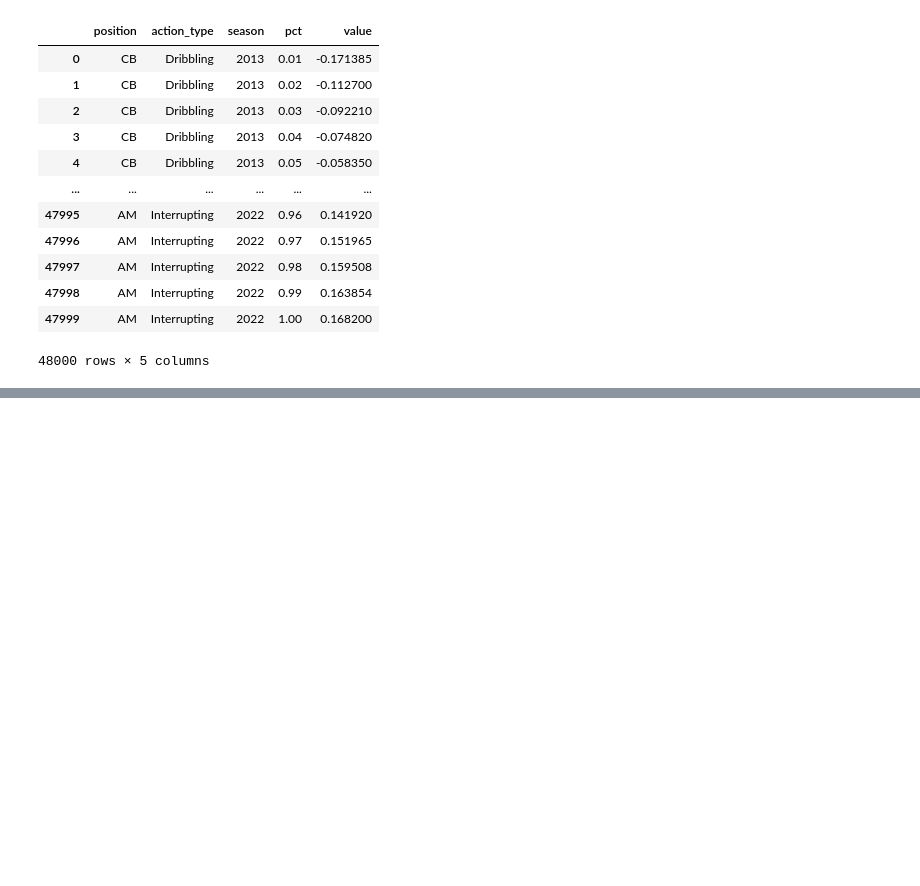
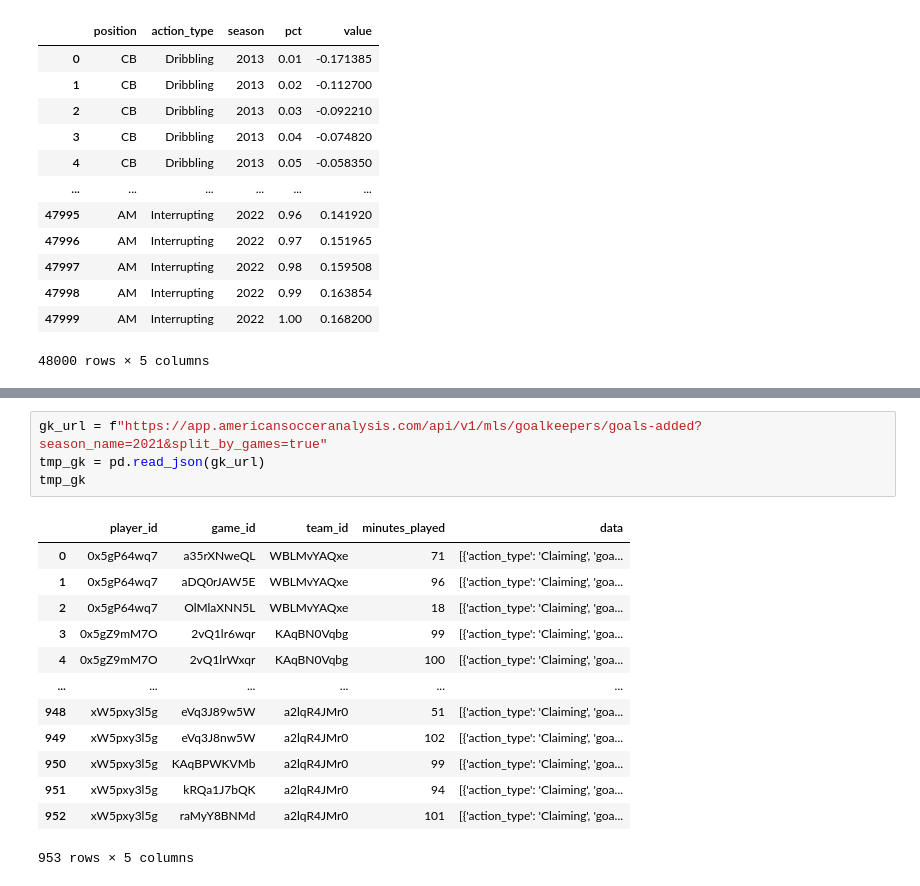
Before and after one commit to akeaswaran/goalsadded-data, a Jupyter notebook: ASA Tinkering.ipynb, the cells around one changed output, grey strips where cells are left out. Drawn from its saved outputs; the diff is of its cells as text; blank space fills up the shorter version.

```diff
--- a/ASA Tinkering.ipynb
+++ b/ASA Tinkering.ipynb
@@ -1364,0 +1375,18 @@ percentile_composite.to_csv('./season-g+-pct.csv', index=False)
+# %%
+gk_url = f"https://app.americansocceranalysis.com/api/v1/mls/goalkeepers/goals-added?season_name=2021&split_by_games=true"
+tmp_gk = pd.read_json(gk_url)
+tmp_gk
+# %% [output]
+|  | player_id | game_id | team_id | minutes_played | data |
+| 0 | 0x5gP64wq7 | a35rXNweQL | WBLMvYAQxe | 71 | [{'action_type': 'Claiming', 'goa... |
+| 1 | 0x5gP64wq7 | aDQ0rJAW5E | WBLMvYAQxe | 96 | [{'action_type': 'Claiming', 'goa... |
+| 2 | 0x5gP64wq7 | OlMlaXNN5L | WBLMvYAQxe | 18 | [{'action_type': 'Claiming', 'goa... |
+| 3 | 0x5gZ9mM7O | 2vQ1lr6wqr | KAqBN0Vqbg | 99 | [{'action_type': 'Claiming', 'goa... |
+| 4 | 0x5gZ9mM7O | 2vQ1lrWxqr | KAqBN0Vqbg | 100 | [{'action_type': 'Claiming', 'goa... |
+| ... | ... | ... | ... | ... | ... |
+| 948 | xW5pxy3l5g | eVq3J89w5W | a2lqR4JMr0 | 51 | [{'action_type': 'Claiming', 'goa... |
+| 949 | xW5pxy3l5g | eVq3J8nw5W | a2lqR4JMr0 | 102 | [{'action_type': 'Claiming', 'goa... |
+| 950 | xW5pxy3l5g | KAqBPWKVMb | a2lqR4JMr0 | 99 | [{'action_type': 'Claiming', 'goa... |
+| 951 | xW5pxy3l5g | kRQa1J7bQK | a2lqR4JMr0 | 94 | [{'action_type': 'Claiming', 'goa... |
+| 952 | xW5pxy3l5g | raMyY8BNMd | a2lqR4JMr0 | 101 | [{'action_type': 'Claiming', 'goa... |
+953 rows × 5 columns
```
Also changed, not shown: parts of 7 cells of this notebook, 2 other files.
